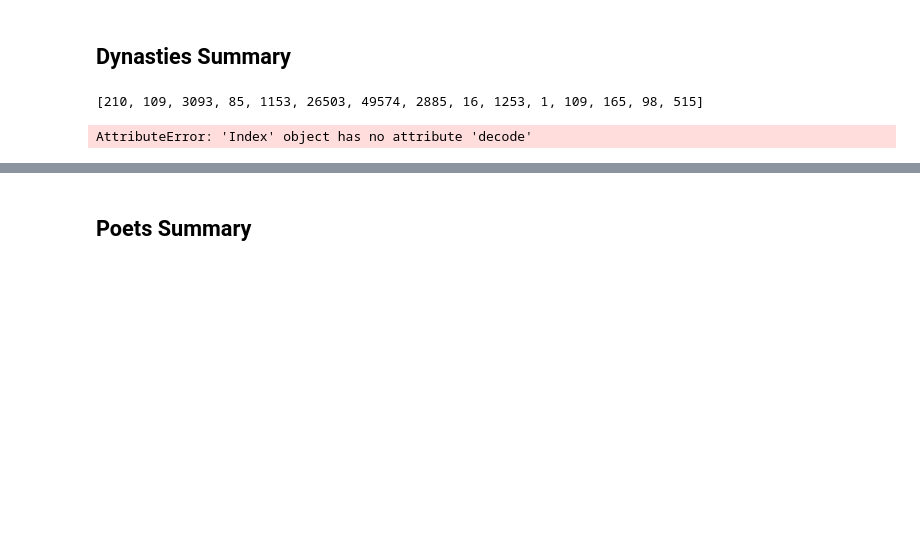
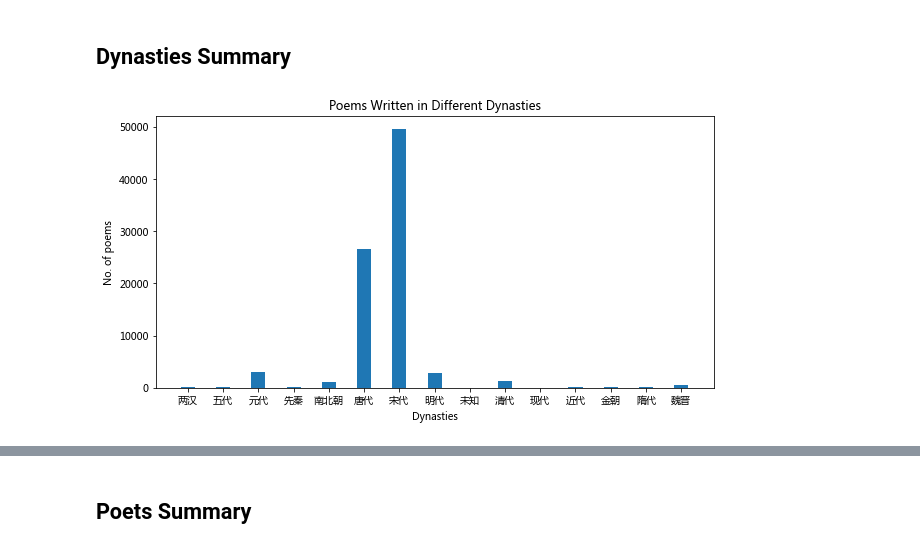
Before and after one commit to yangf6/chinese-poem-explore, a Jupyter notebook: Load_Data.ipynb, the cells around one changed output, grey strips where cells are left out. Drawn from its saved outputs; the diff is of its cells as text; code cells hidden in the pictures; blank space fills up the shorter version.

```diff
--- a/Load_Data.ipynb
+++ b/Load_Data.ipynb
@@ -18,8 +34,8 @@ print(matplotlib.matplotlib_fname())
 # %%
 fontP = font_manager.FontProperties()
-fontP.set_family('SimHei')
+fontP.set_family('Microsoft YaHei')
 fontP.set_size(14)
-plt.rcParams["font.family"] = "SimHei"
+plt.rcParams["font.family"] = "Microsoft YaHei"
 # %%
 %%bash
 
@@ -88,28 +85,21 @@ poems_dataframe.describe()
 ## Dynasties Summary
 # %%
 group_by_dynasty = poems_dataframe.groupby('dynasty').describe()
-# %%
-# poems_by_dynasty = group_by_dynasty['content', 'unique']
-# poems_by_dynasty.to_frame().columns
-poems_by_dynasty = group_by_dynasty['content', 'unique']
-list(group_by_dynasty['content', 'unique'])
-# %% [output]
-[210, 109, 3093, 85, 1153, 26503, 49574, 2885, 16, 1253, 1, 109, 165, 98, 515]
 # %%
 poems_by_dynasty = group_by_dynasty['content', 'unique']
 # creating the dataset
-dynasties = list(poems_by_dynasty.index.decode('utf-8'))
+dynasties = list(poems_by_dynasty.index)
 poems_count = list(poems_by_dynasty)
 
 fig = plt.figure(figsize = (10, 5))
 
 # creating the bar plot
 plt.bar(dynasties, poems_count,
         width = 0.4)
 
 plt.xlabel("Dynasties")
 plt.ylabel("No. of poems")
 plt.title("Poems Written in Different Dynasties")
 plt.show()
 # %% [output]
-AttributeError: 'Index' object has no attribute 'decode'
+[figure, added]
```
Also changed, not shown: parts of 7 cells of this notebook.
